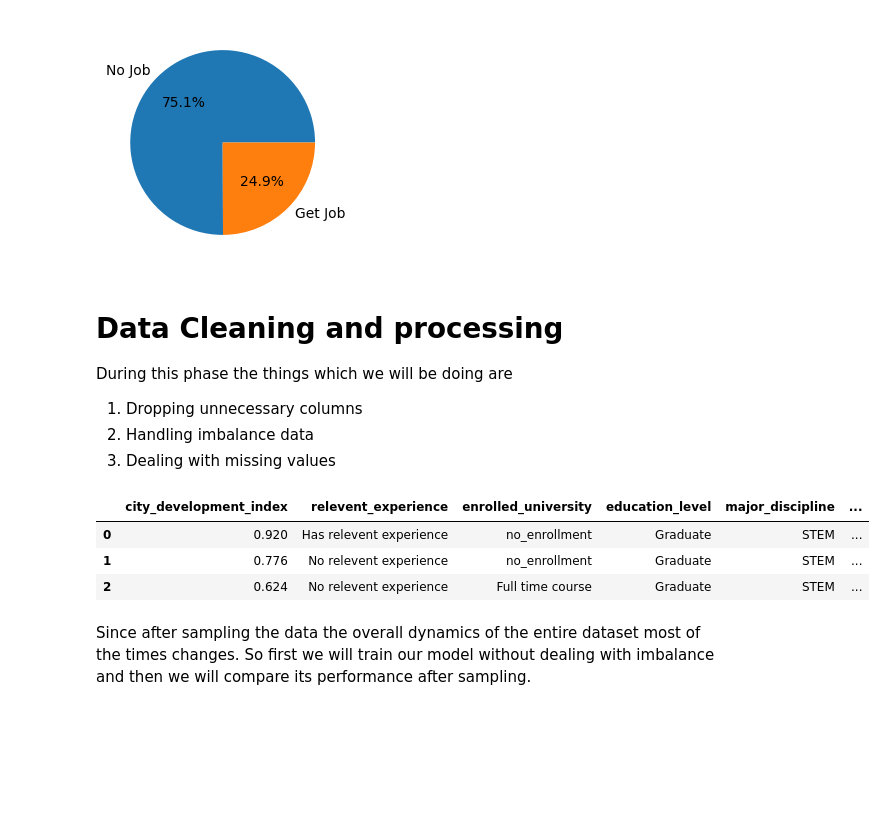
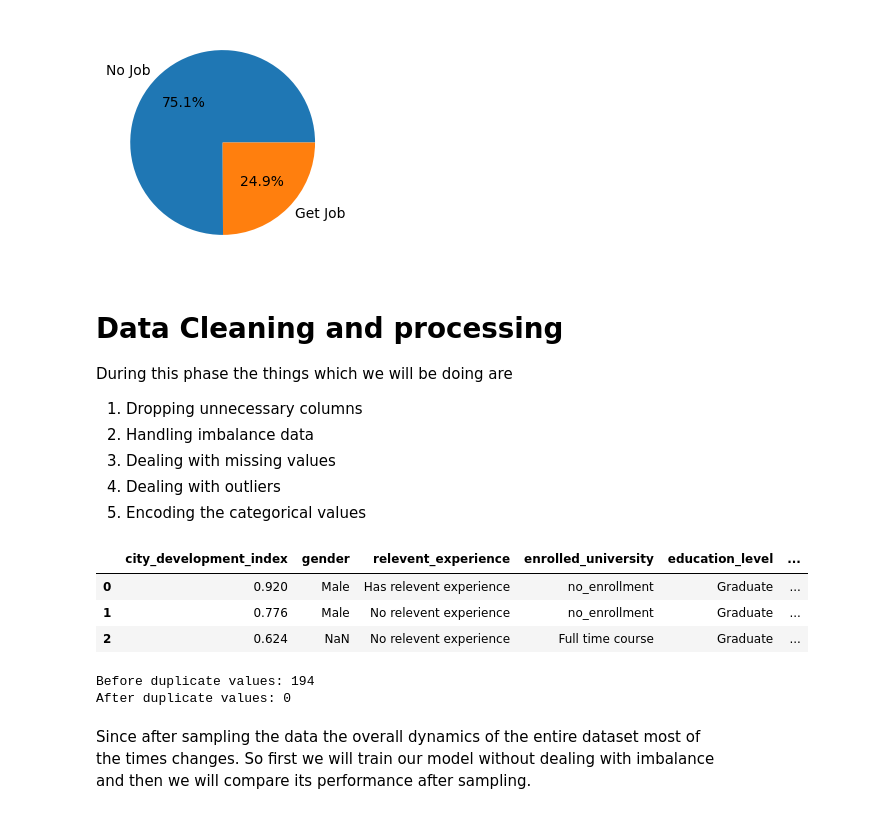
Before and after one commit to yuvraaj2002/Old_projects, a Jupyter notebook: DS job prediction/Main_Code_DS.ipynb, the cells around one changed output. Drawn from its saved outputs; the diff is of its cells as text; code cells hidden in the pictures; blank space fills up the shorter version.

```diff
--- a/DS job prediction/Main_Code_DS.ipynb
+++ b/DS job prediction/Main_Code_DS.ipynb
@@ -146,17 +146,26 @@ plt.show()
 During this phase the things which we will be doing are
 
 1. Dropping unnecessary columns
-1. Handling imbalance data
-2. Dealing with missing values
+2. Handling imbalance data
+3. Dealing with missing values
+4. Dealing with outliers
+5. Encoding the categorical values
 # %%
 # Dropping the unnecessary columns from the dataframe
-df = df.drop(['enrollee_id','city','gender'],axis=1)
+df = df.drop(['enrollee_id','city'],axis=1)
 df.head(3)
 # %% [output]
-|  | city_development_index | relevent_experience | enrolled_university | education_level | major_discipline | ... |
-| 0 | 0.920 | Has relevent experience | no_enrollment | Graduate | STEM | ... |
-| 1 | 0.776 | No relevent experience | no_enrollment | Graduate | STEM | ... |
-| 2 | 0.624 | No relevent experience | Full time course | Graduate | STEM | ... |
+|  | city_development_index | gender | relevent_experience | enrolled_university | education_level | ... |
+| 0 | 0.920 | Male | Has relevent experience | no_enrollment | Graduate | ... |
+| 1 | 0.776 | Male | No relevent experience | no_enrollment | Graduate | ... |
+| 2 | 0.624 | NaN | No relevent experience | Full time course | Graduate | ... |
+# %%
+print("Before duplicate values:",df.duplicated().sum())
+df.drop_duplicates(inplace=True)
+print("After duplicate values:",df.duplicated().sum())
+# %% [output]
+Before duplicate values: 194
+After duplicate values: 0
 # %%
 # Using pandas profiling
 prof = ProfileReport(df)
```
Also changed, not shown: parts of 23 cells of this notebook.
